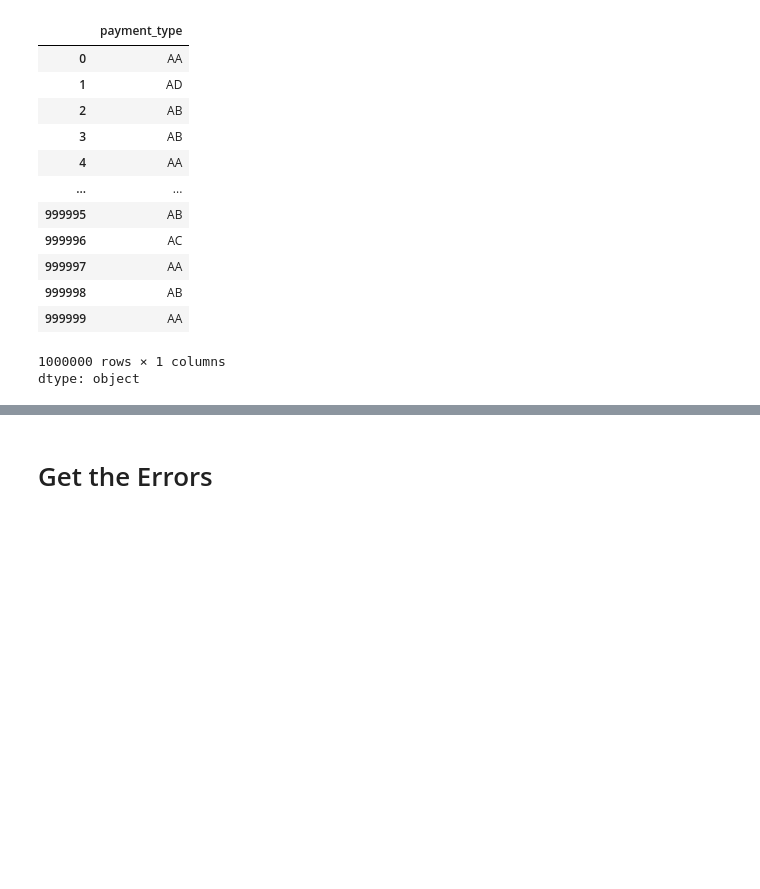
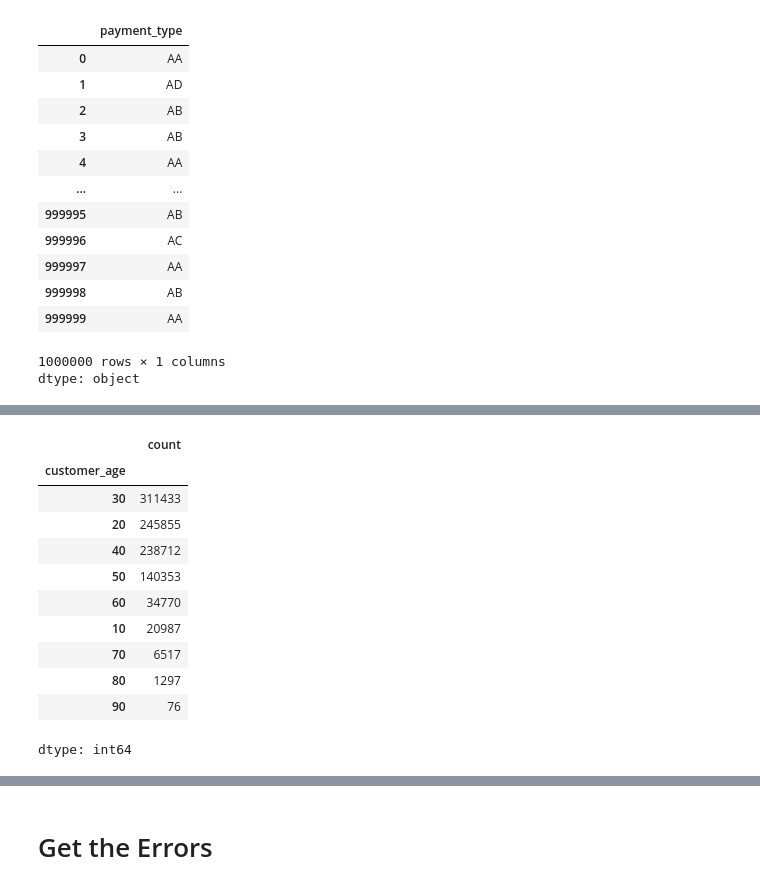
Before and after one commit to MDankloff/Cluster-Bias-Disco, a Jupyter notebook: Notebooks/BAF_Exploratory.ipynb, the cells around one changed output, grey strips where cells are left out. Saved outputs shown, nothing was run; the diff lists cells and outputs as text; code cells hidden in the pictures; blank space fills up the shorter version.

```diff
--- a/Notebooks/BAF_Exploratory.ipynb
+++ b/Notebooks/BAF_Exploratory.ipynb
@@ -261,3 +252,18 @@ Data columns (total 25 columns):
  24  month                             205011 non-null  int64
 dtypes: float64(9), int64(16)
 memory usage: 40.7 MB
+# %%
+variant3['customer_age'].value_counts()
+# %% [output]
+|  | count |
+| customer_age |  |
+| 30 | 311433 |
+| 20 | 245855 |
+| 40 | 238712 |
+| 50 | 140353 |
+| 60 | 34770 |
+| 10 | 20987 |
+| 70 | 6517 |
+| 80 | 1297 |
+| 90 | 76 |
+dtype: int64
```
Also changed, not shown: parts of 13 cells of this notebook.
